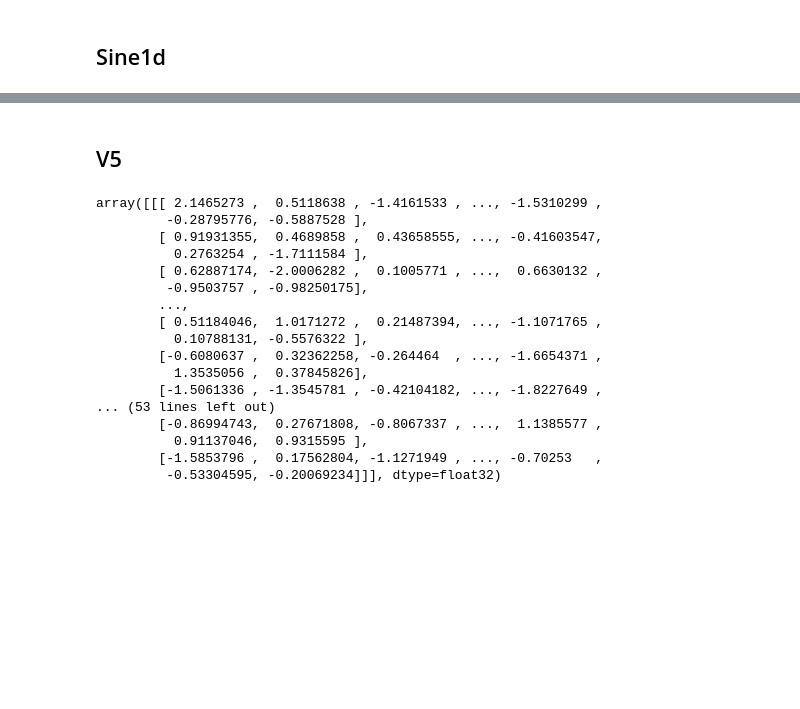
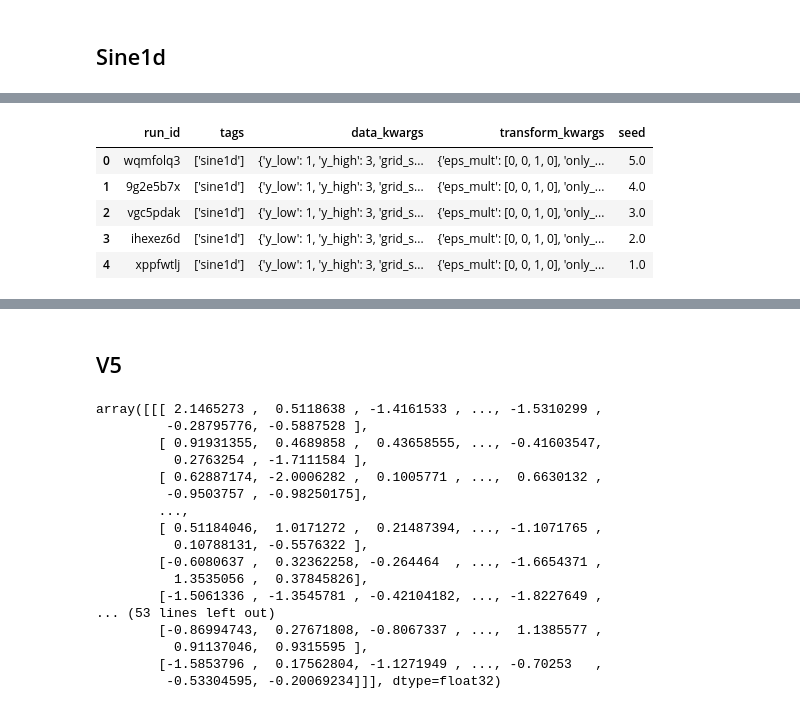
Before and after one commit to elidub/SymPDE, a Jupyter notebook: notebooks_symlie/results.ipynb, the cells around one changed output, grey strips where cells are left out. Drawn from its saved outputs; the diff is of its cells as text; code cells hidden in the pictures; blank space fills up the shorter version.

```diff
--- a/notebooks_symlie/results.ipynb
+++ b/notebooks_symlie/results.ipynb
@@ -171,0 +71,10 @@ plt.show()
+# %%
+df_map_old = pd.read_pickle('../logs/store/map_df.pkl')
+df_map_old
+# %% [output]
+|  | run_id | tags | data_kwargs | transform_kwargs | seed |
+| 0 | wqmfolq3 | ['sine1d'] | {'y_low': 1, 'y_high': 3, 'grid_s... | {'eps_mult': [0, 0, 1, 0], 'only_... | 5.0 |
+| 1 | 9g2e5b7x | ['sine1d'] | {'y_low': 1, 'y_high': 3, 'grid_s... | {'eps_mult': [0, 0, 1, 0], 'only_... | 4.0 |
+| 2 | vgc5pdak | ['sine1d'] | {'y_low': 1, 'y_high': 3, 'grid_s... | {'eps_mult': [0, 0, 1, 0], 'only_... | 3.0 |
+| 3 | ihexez6d | ['sine1d'] | {'y_low': 1, 'y_high': 3, 'grid_s... | {'eps_mult': [0, 0, 1, 0], 'only_... | 2.0 |
+| 4 | xppfwtlj | ['sine1d'] | {'y_low': 1, 'y_high': 3, 'grid_s... | {'eps_mult': [0, 0, 1, 0], 'only_... | 1.0 |
```
Also changed, not shown: parts of 18 cells of this notebook, 9 other files.
